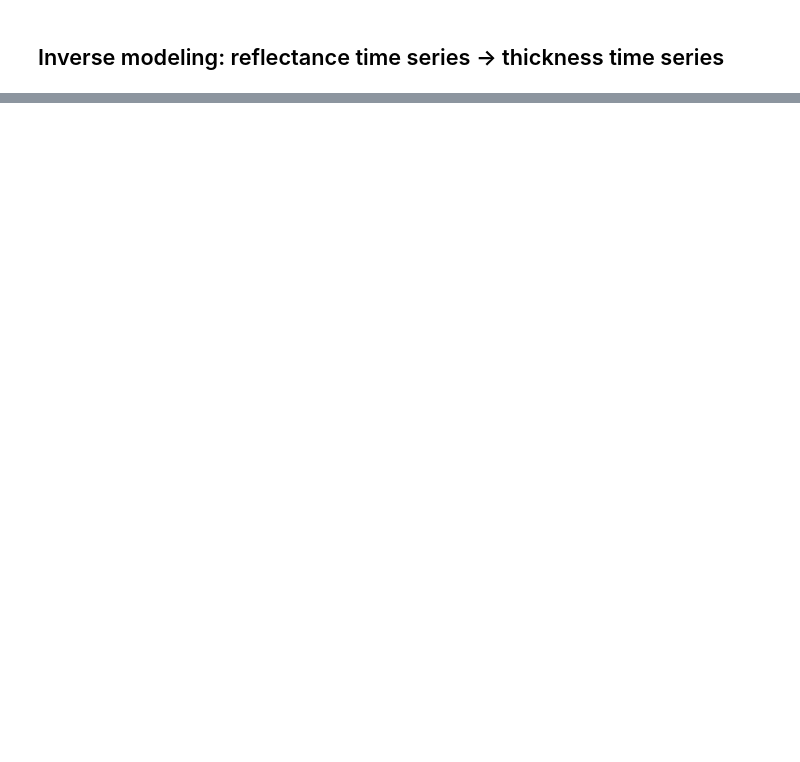
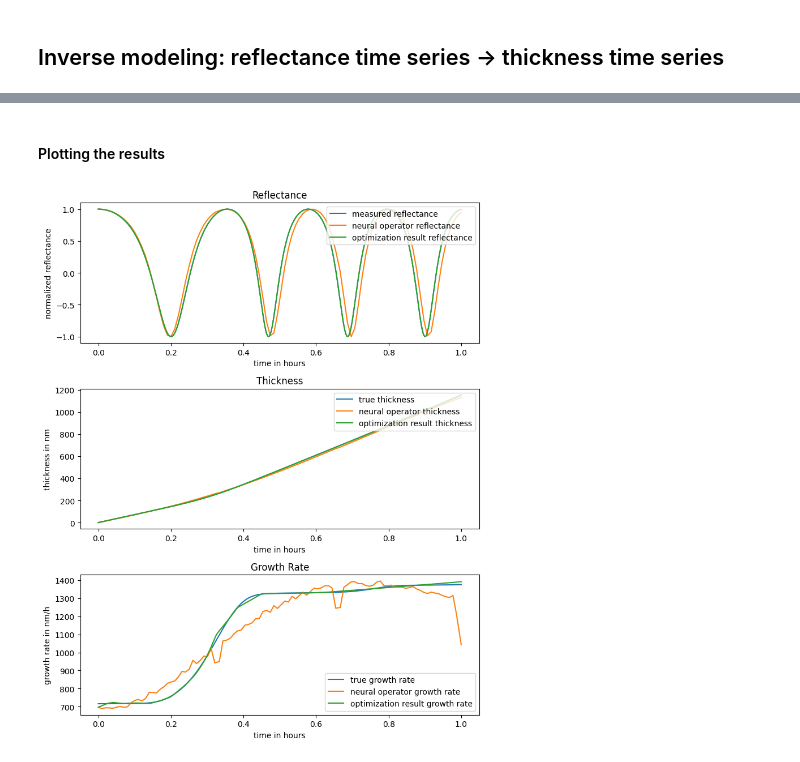
Before and after one commit to leo1200/thin-films, a Jupyter notebook: notebooks/overview.ipynb, the cells around one changed output, grey strips where cells are left out. Drawn from its saved outputs; the diff is of its cells as text; code cells hidden in the pictures; blank space fills up the shorter version.

```diff
--- a/notebooks/overview.ipynb
+++ b/notebooks/overview.ipynb
@@ -231,0 +551,36 @@ plt.tight_layout()
+# %% [markdown]
+#### Plotting the results
+# %%
+fig, (ax1, ax2, ax3) = plt.subplots(3, 1, figsize=(8, 10))
+
+# plot true reflectance in the first subplot
+ax1.plot(time_points_measured, measured_reflectance, label = "measured reflectance")
+ax1.plot(downsampled_time_points, optimization_result_reflectance_neural_operator, label = "neural operator reflectance")
+ax1.plot(time_points_measured, optimization_result_reflectance, label = "optimization result reflectance")
+ax1.set_xlabel("time in hours")
+ax1.set_ylabel("normalized reflectance")
+ax1.legend(loc = "upper right")
+ax1.set_title("Reflectance")
+
+# plot thickness sample in the second subplot
+ax2.plot(time_points_measured, true_thickness, label = "true thickness")
+ax2.plot(downsampled_time_points, thickness_neural_operator, label = "neural operator thickness")
+ax2.plot(time_points_measured, optimization_result_thickness, label = "optimization result thickness")
+ax2.set_xlabel("time in hours")
+ax2.set_ylabel("thickness in nm")
+ax2.legend(loc = "upper right")
+ax2.set_title("Thickness")
+
+# plot derivative in the third subplot
+ax3.plot(time_points_measured, true_growth_rate, label = "true growth rate")
+ax3.plot(downsampled_time_points, growth_rate_neural_operator, label = "neural operator growth rate")
+ax3.plot(time_points_measured, optimization_result_growth_rate, label = "optimization result growth rate")
+ax3.set_xlabel("time in hours")
+ax3.set_ylabel("growth rate in nm/h")
+ax3.legend(loc = "lower right")
+ax3.set_title("Growth Rate")
+
+plt.tight_layout()
+plt.savefig("optimization_results.svg")
+# %% [output]
+[figure, added]
```
Also changed, not shown: parts of 21 cells of this notebook, 6 other files.
